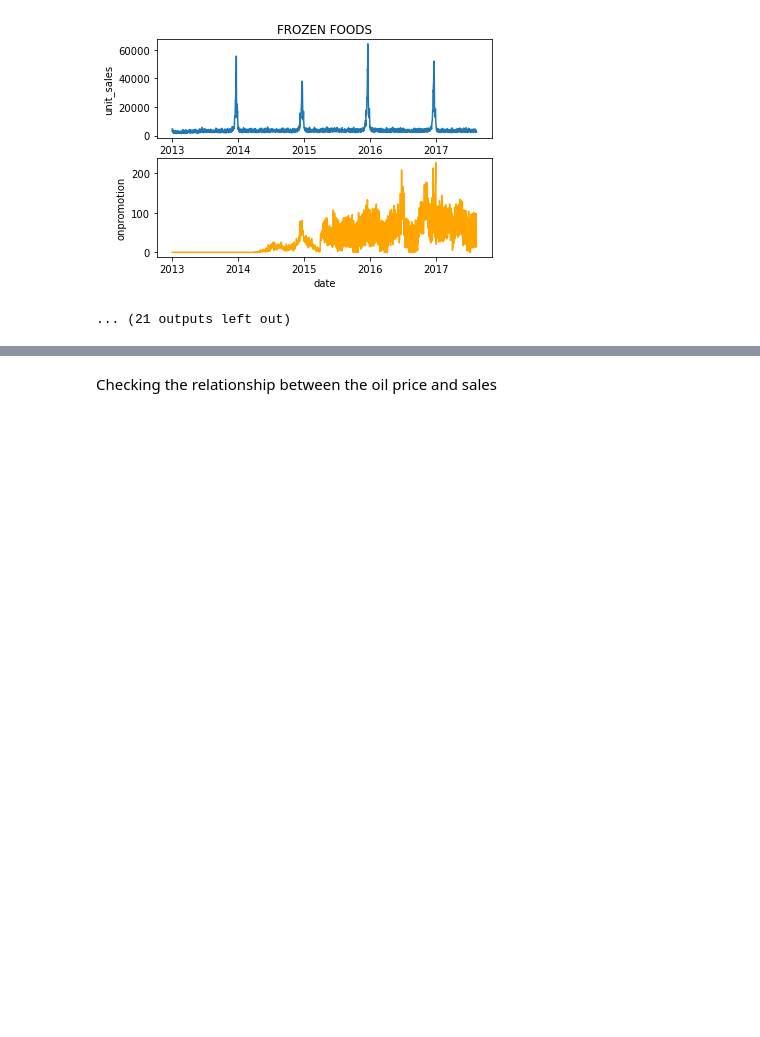
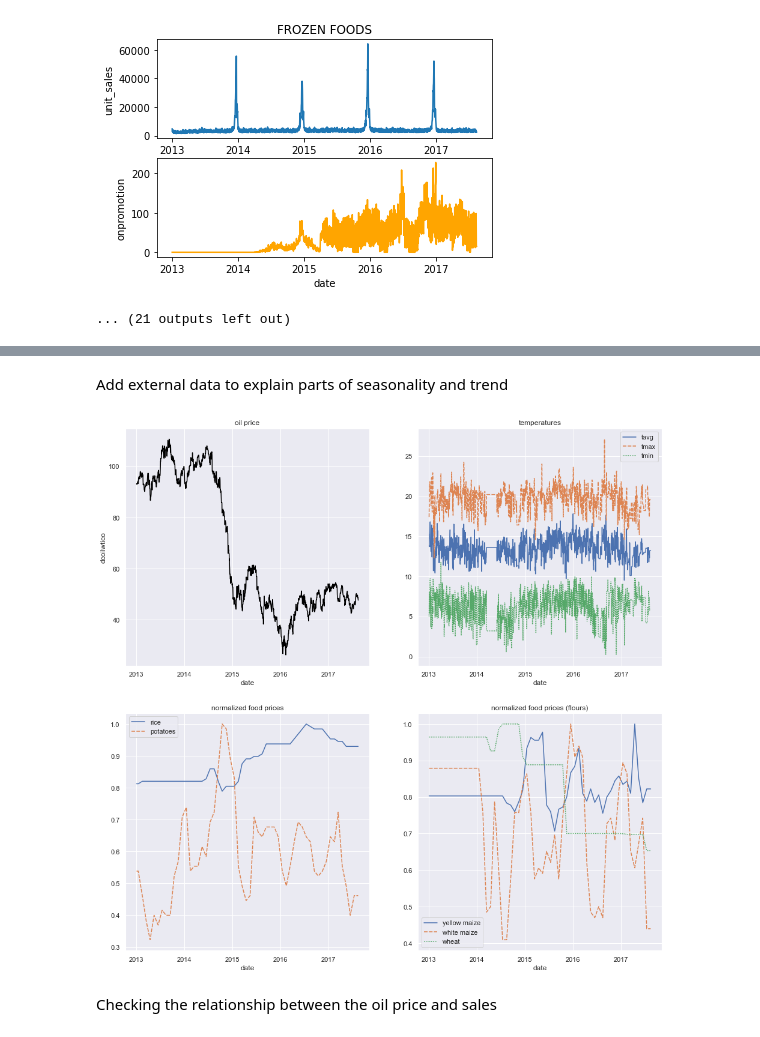
Before and after one commit to Elias-YJ/bsc-thesis, a Jupyter notebook: Exploration.ipynb, the cells around one changed output, grey strips where cells are left out. Drawn from its saved outputs; the diff is of its cells as text; code cells hidden in the pictures; blank space fills up the shorter version.

```diff
--- a/Exploration.ipynb
+++ b/Exploration.ipynb
@@ -123,3 +180,22 @@ for category in categories:
 [figure]
 [figure]
 ... (21 outputs left out)
+# %%
+df = sales_df.copy()
+df = df.join(oil, how='left', on='date')
+df['dcoilwtico'] = df['dcoilwtico'].fillna(method='ffill')
+
+df = df.join(weather, how='left', on='date')
+
+df = df.join(food_prices, how='left', on='date')
+categories = df.index.get_level_values(0).drop_duplicates()
+for category in categories:
+    interpolated=df.loc[
+        category,
+        ['yellow maize', 'rice', 'white maize', 'wheat flour', 'wheat', 'potatoes']
+                       ].interpolate(method='time').fillna(method='bfill')
+    df.loc[
+        [category],
+        ['yellow maize', 'rice', 'white maize', 'wheat flour', 'wheat', 'potatoes']
+    ]=pd.concat([interpolated], keys=[category], names=['family'])
+df
@@ -126,3 +217,18 @@ for category in categories:
+# %% [markdown]
+Add external data to explain parts of seasonality and trend
+# %%
+external = df.loc['AUTOMOTIVE',['dcoilwtico', 'precipitation', 'tavg', 'tmax', 'tmin', 'yellow maize', 'white maize', 'rice', 'wheat', 'potatoes']]
+
+fig, ax = plt.subplots(2,2, figsize=(16,16))
+sns.lineplot(y=external['dcoilwtico'], x=external.index, ax=ax[0,0], color='black').set_title('oil price')
+sns.lineplot(data=external.loc[:,['tavg', 'tmax', 'tmin']].fillna(method='bfill'), ax=ax[0,1]).set_title('temperatures')
+
+food_prices_norm = external.copy().loc[:,['yellow maize', 'white maize', 'rice', 'wheat', 'potatoes']].apply(lambda x: x/x.max(), axis=0)
+sns.lineplot(data = food_prices_norm.loc[:,['rice', 'potatoes']], ax=ax[1,0]).set_title('normalized food prices')
+sns.lineplot(data = food_prices_norm.loc[:,['yellow maize', 'white maize', 'wheat']], ax=ax[1,1]).set_title('normalized food prices (flours)')
+sns.set_theme()
+# %% [output]
+[figure, added]
 # %% [markdown]
 Checking the relationship between the oil price and sales
 # %%
```
Also changed, not shown: parts of 8 cells of this notebook, 1 other file.
